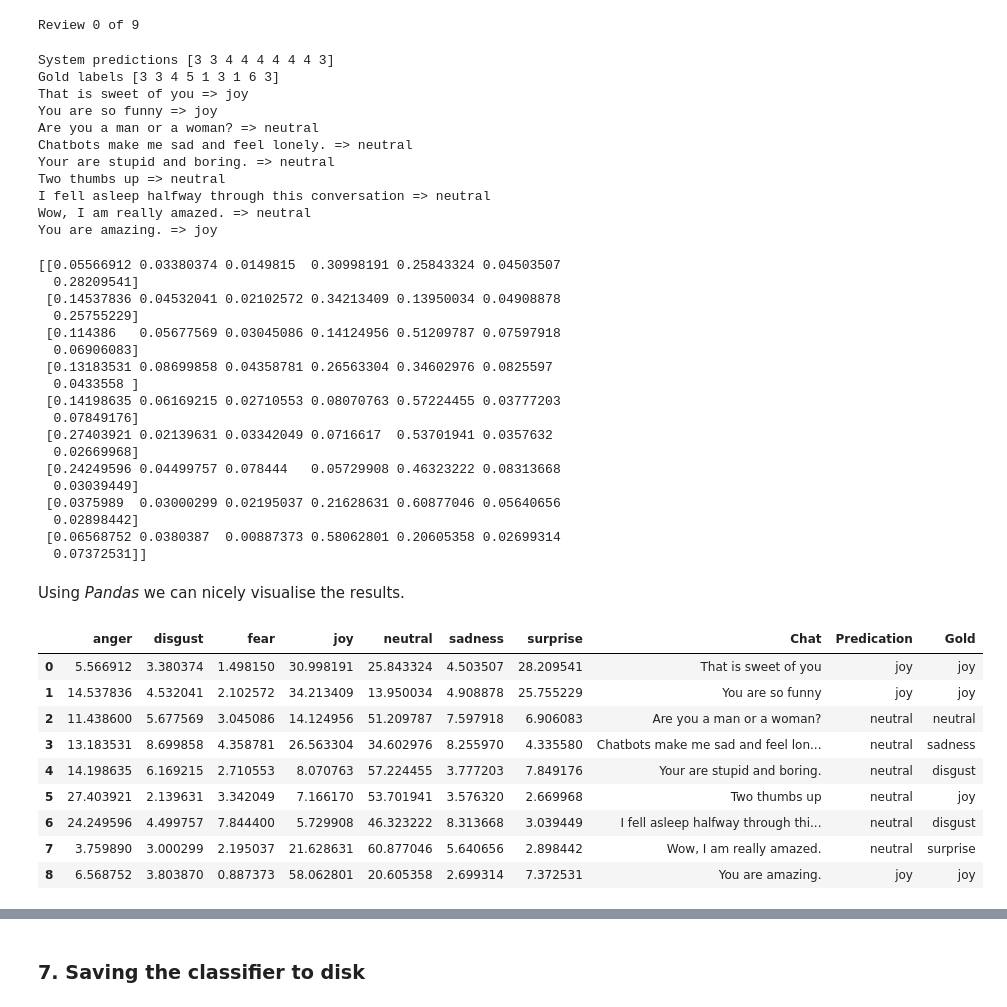
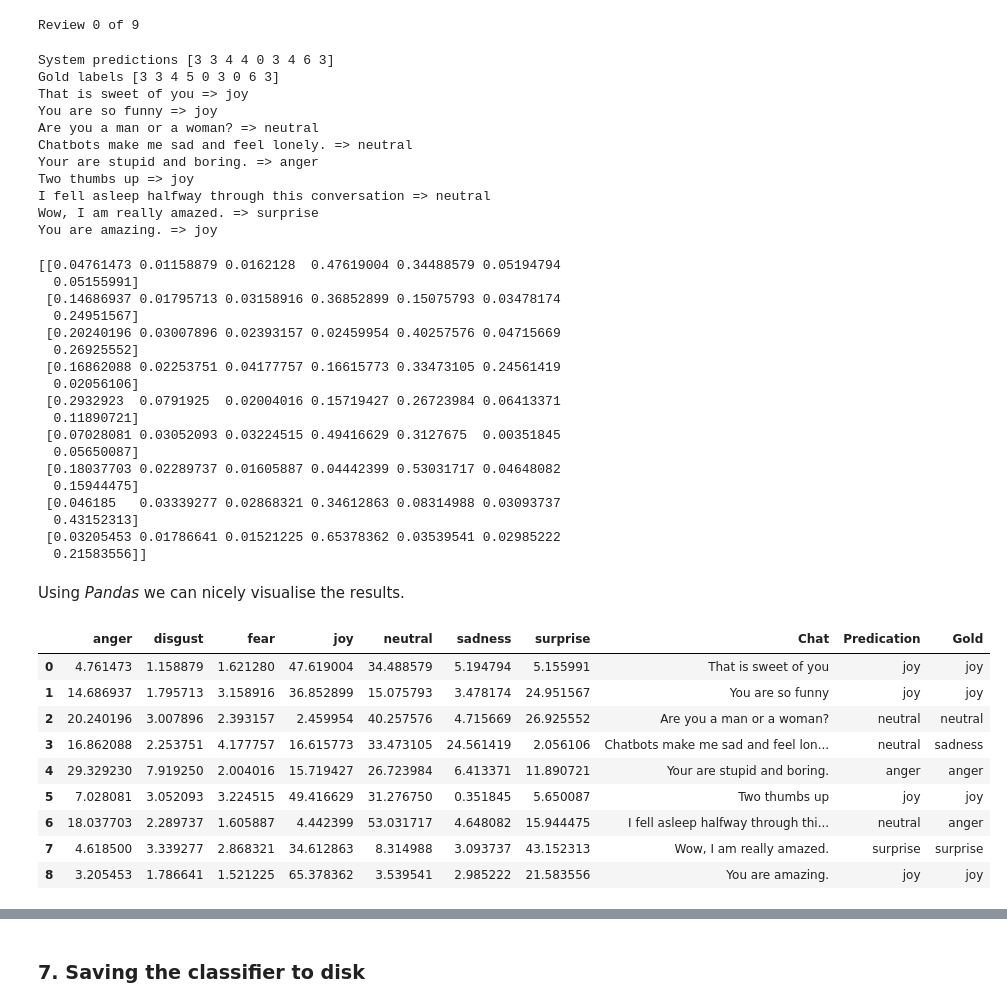
Before and after one commit to cltl/ma-hlt-labs, a Jupyter notebook: lab3.machine_learning/Lab3.4a.ml.emotion-detection.embeddings.ipynb, the cells around one changed output, grey strips where cells are left out. Cells and saved outputs as stored; diff of their text form; code cells hidden in the pictures.

```diff
--- a/lab3.machine_learning/Lab3.4a.ml.emotion-detection.embeddings.ipynb
+++ b/lab3.machine_learning/Lab3.4a.ml.emotion-detection.embeddings.ipynb
@@ -107,6 +118,7 @@ def featureVecMethod(words, stopwords, model, modelword_index, num_features):
             if word in index2word_set:
                 nwords = nwords + 1
                 featureVec = np.add(featureVec,model[word])
+                known_words.append(word)
             else:
                 word = word.lower()
                 if word in index2word_set:
@@ -479,7 +490,7 @@ some_chat_tokens = []
 for utterance in some_chat:
     some_chat_tokens.append(nltk.tokenize.word_tokenize(utterance))
 
-some_chat_embedding_vectors = getAvgFeatureVecs(some_chat_tokens, word_embedding_model, num_features)
+some_chat_embedding_vectors = getAvgFeatureVecs(some_chat_tokens, stop_words, word_embedding_model, index2word_set, num_features)
 #### Due to the averaging, there could be infinitive values or NaN values. The next numpy function turns these value to "0" scores
 some_chat_embedding_vectors = np.nan_to_num(some_chat_embedding_vectors)
 # %% [output]
@@ -491,72 +502,72 @@ from sklearn.calibration import CalibratedClassifierCV
 
 some_chat_pred = svm_linear_clf.predict(some_chat_embedding_vectors)
 print('System predictions', some_chat_pred)
-print('Gold labels', some_chat_labels_np)
+print('Gold labels', some_chat_labels)
 for review, predicted_label in zip(some_chat, some_chat_pred):
 
     print('%s => %s' % (review,
                         le.classes_[predicted_label]))
 # %% [output]
-System predictions [3 3 4 4 4 4 4 4 3]
-Gold labels [3 3 4 5 1 3 1 6 3]
+System predictions [3 3 4 4 0 3 4 6 3]
+Gold labels [3 3 4 5 0 3 0 6 3]
 That is sweet of you => joy
 You are so funny => joy
 Are you a man or a woman? => neutral
 Chatbots make me sad and feel lonely. => neutral
-Your are stupid and boring. => neutral
-Two thumbs up => neutral
+Your are stupid and boring. => anger
+Two thumbs up => joy
 I fell asleep halfway through this conversation => neutral
-Wow, I am really amazed. => neutral
+Wow, I am really amazed. => surprise
 You are amazing. => joy
 # %%
 some_chat_pred_probabilities = svm_linear_clf.predict_proba(some_chat_embedding_vectors)
 print(some_chat_pred_probabilities)
 # %% [output]
-[[0.05566912 0.03380374 0.0149815  0.30998191 0.25843324 0.04503507
-  0.28209541]
- [0.14537836 0.04532041 0.02102572 0.34213409 0.13950034 0.04908878
-  0.25755229]
- [0.114386   0.05677569 0.03045086 0.14124956 0.51209787 0.07597918
-  0.06906083]
- [0.13183531 0.08699858 0.04358781 0.26563304 0.34602976 0.0825597
-  0.0433558 ]
- [0.14198635 0.06169215 0.02710553 0.08070763 0.57224455 0.03777203
-  0.07849176]
- [0.27403921 0.02139631 0.03342049 0.0716617  0.53701941 0.0357632
-  0.02669968]
- [0.24249596 0.04499757 0.078444   0.05729908 0.46323222 0.08313668
-  0.03039449]
- [0.0375989  0.03000299 0.02195037 0.21628631 0.60877046 0.05640656
-  0.02898442]
- [0.06568752 0.0380387  0.00887373 0.58062801 0.20605358 0.02699314
-  0.07372531]]
+[[0.04761473 0.01158879 0.0162128  0.47619004 0.34488579 0.05194794
+  0.05155991]
+ [0.14686937 0.01795713 0.03158916 0.36852899 0.15075793 0.03478174
+  0.24951567]
+ [0.20240196 0.03007896 0.02393157 0.02459954 0.40257576 0.04715669
+  0.26925552]
+ [0.16862088 0.02253751 0.04177757 0.16615773 0.33473105 0.24561419
+  0.02056106]
+ [0.2932923  0.0791925  0.02004016 0.15719427 0.26723984 0.06413371
+  0.11890721]
+ [0.07028081 0.03052093 0.03224515 0.49416629 0.3127675  0.00351845
+  0.05650087]
+ [0.18037703 0.02289737 0.01605887 0.04442399 0.53031717 0.04648082
+  0.15944475]
+ [0.046185   0.03339277 0.02868321 0.34612863 0.08314988 0.03093737
+  0.43152313]
+ [0.03205453 0.01786641 0.01521225 0.65378362 0.03539541 0.02985222
+  0.21583556]]
 # %% [markdown]
 Using *Pandas* we can nicely visualise the results.
 # %%
 some_chat_pred_labels = []
 for predicted_label in some_chat_pred:
     some_chat_pred_labels.append(le.classes_[predicted_label])
 
 some_chat_gold_labels = []
-for gold_label in some_chat_labels_np:
+for gold_label in some_chat_labels:
     some_chat_gold_labels.append(le.classes_[gold_label])
 
 
 result_frame = pd.DataFrame(some_chat_pred_probabilities*100, columns=le.classes_)
 result_frame['Chat']=some_chat
 result_frame['Predication']=some_chat_pred_labels
 result_frame['Gold']=some_chat_gold_labels
 
 result_frame
 # %% [output]
 |  | anger | disgust | fear | joy | neutral | sadness | surprise | Chat | Predication | Gold |
-| 0 | 5.566912 | 3.380374 | 1.498150 | 30.998191 | 25.843324 | 4.503507 | 28.209541 | That is sweet of you | joy | joy |
-| 1 | 14.537836 | 4.532041 | 2.102572 | 34.213409 | 13.950034 | 4.908878 | 25.755229 | You are so funny | joy | joy |
-| 2 | 11.438600 | 5.677569 | 3.045086 | 14.124956 | 51.209787 | 7.597918 | 6.906083 | Are you a man or a woman? | neutral | neutral |
-| 3 | 13.183531 | 8.699858 | 4.358781 | 26.563304 | 34.602976 | 8.255970 | 4.335580 | Chatbots make me sad and feel lon... | neutral | sadness |
-| 4 | 14.198635 | 6.169215 | 2.710553 | 8.070763 | 57.224455 | 3.777203 | 7.849176 | Your are stupid and boring. | neutral | disgust |
-| 5 | 27.403921 | 2.139631 | 3.342049 | 7.166170 | 53.701941 | 3.576320 | 2.669968 | Two thumbs up | neutral | joy |
-| 6 | 24.249596 | 4.499757 | 7.844400 | 5.729908 | 46.323222 | 8.313668 | 3.039449 | I fell asleep halfway through thi... | neutral | disgust |
-| 7 | 3.759890 | 3.000299 | 2.195037 | 21.628631 | 60.877046 | 5.640656 | 2.898442 | Wow, I am really amazed. | neutral | surprise |
-| 8 | 6.568752 | 3.803870 | 0.887373 | 58.062801 | 20.605358 | 2.699314 | 7.372531 | You are amazing. | joy | joy |
+| 0 | 4.761473 | 1.158879 | 1.621280 | 47.619004 | 34.488579 | 5.194794 | 5.155991 | That is sweet of you | joy | joy |
+| 1 | 14.686937 | 1.795713 | 3.158916 | 36.852899 | 15.075793 | 3.478174 | 24.951567 | You are so funny | joy | joy |
+| 2 | 20.240196 | 3.007896 | 2.393157 | 2.459954 | 40.257576 | 4.715669 | 26.925552 | Are you a man or a woman? | neutral | neutral |
+| 3 | 16.862088 | 2.253751 | 4.177757 | 16.615773 | 33.473105 | 24.561419 | 2.056106 | Chatbots make me sad and feel lon... | neutral | sadness |
+| 4 | 29.329230 | 7.919250 | 2.004016 | 15.719427 | 26.723984 | 6.413371 | 11.890721 | Your are stupid and boring. | anger | anger |
+| 5 | 7.028081 | 3.052093 | 3.224515 | 49.416629 | 31.276750 | 0.351845 | 5.650087 | Two thumbs up | joy | joy |
+| 6 | 18.037703 | 2.289737 | 1.605887 | 4.442399 | 53.031717 | 4.648082 | 15.944475 | I fell asleep halfway through thi... | neutral | anger |
+| 7 | 4.618500 | 3.339277 | 2.868321 | 34.612863 | 8.314988 | 3.093737 | 43.152313 | Wow, I am really amazed. | surprise | surprise |
+| 8 | 3.205453 | 1.786641 | 1.521225 | 65.378362 | 3.539541 | 2.985222 | 21.583556 | You are amazing. | joy | joy |
 # %%
```
Also changed, not shown: parts of 23 cells of this notebook, 2 other files.
